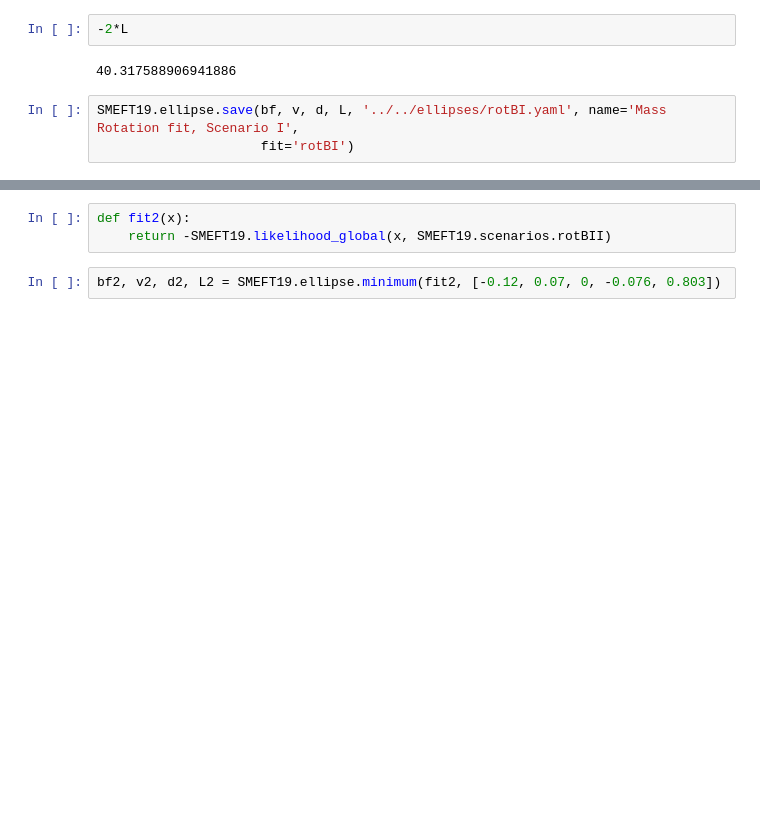
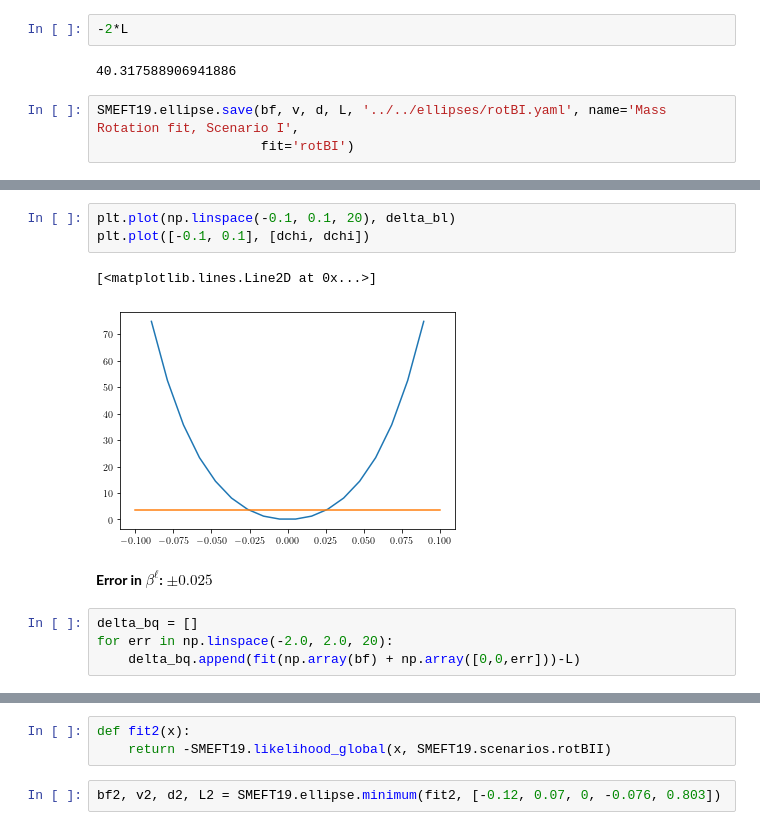
Before and after one commit to Jorge-Alda/SMEFT19, a Jupyter notebook: jupyter/PaperML/01_fits.ipynb, the cells around one changed output, grey strips where cells are left out. Drawn from its saved outputs; the diff is of its cells as text; blank space fills up the shorter version.

```diff
--- a/jupyter/PaperML/01_fits.ipynb
+++ b/jupyter/PaperML/01_fits.ipynb
@@ -25,0 +50,12 @@ SMEFT19.ellipse.save(bf, v, d, L, '../../ellipses/rotBI.yaml', name='Mass Rotati
+# %%
+plt.plot(np.linspace(-0.1, 0.1, 20), delta_bl)
+plt.plot([-0.1, 0.1], [dchi, dchi])
+# %% [output]
+[<matplotlib.lines.Line2D at 0x...>]
+[figure, added]
+# %% [markdown]
+**Error in $\beta^\ell$:** $\pm 0.025$
+# %%
+delta_bq = []
+for err in np.linspace(-2.0, 2.0, 20):
+    delta_bq.append(fit(np.array(bf) + np.array([0,0,err]))-L)
```
Also changed, not shown: parts of 31 cells of this notebook, 6 other files.
